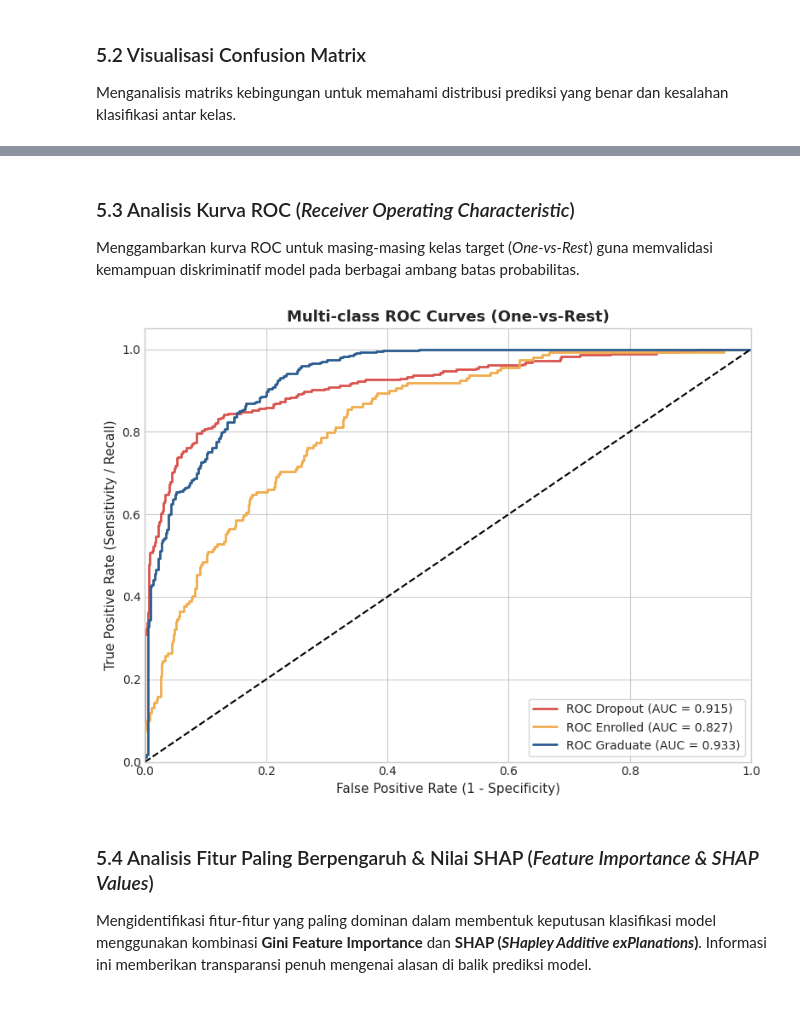
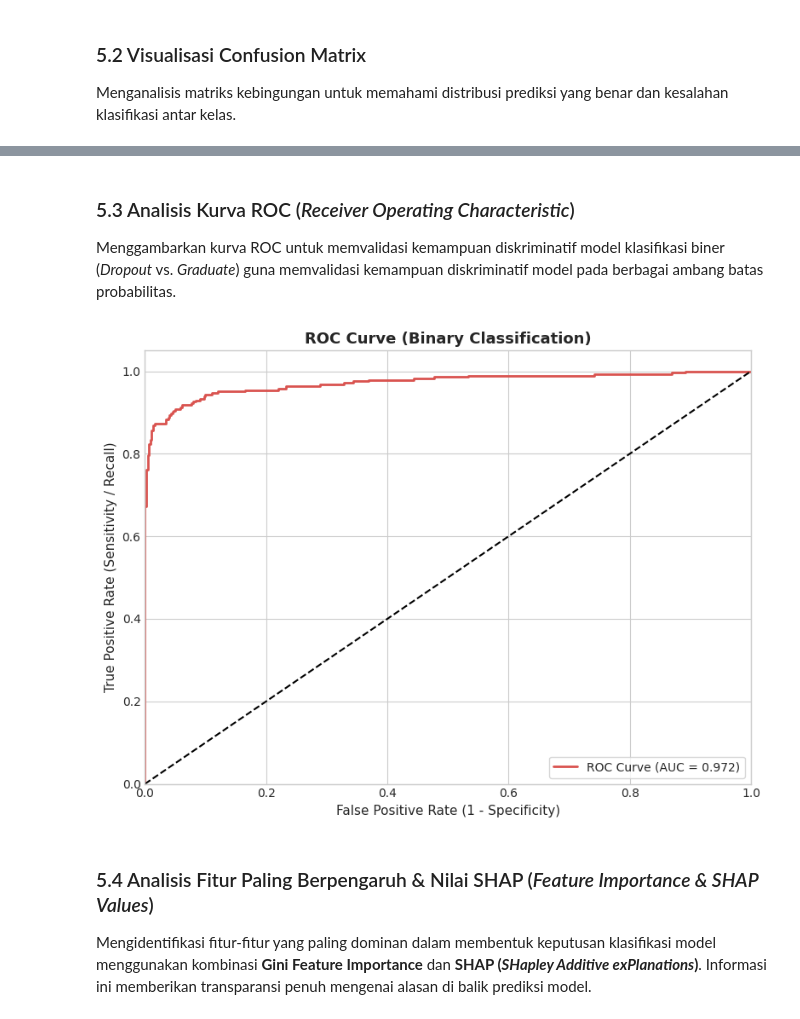
Before and after one commit to dawooodd/Penerapan-Data-Science-2, a Jupyter notebook: notebook.ipynb, the cells around one changed output, grey strips where cells are left out. Cells and saved outputs as stored; diff of their text form; code cells hidden in the pictures.

```diff
--- a/notebook.ipynb
+++ b/notebook.ipynb
@@ -494,8 +494,11 @@ Jumlah kolom setelah rekayasa fitur: 45
 Memisahkan fitur prediktor ($X$) dan variabel label status mahasiswa ($y$).
 # %%
 # Memisahkan X dan y
-X = df_prep.drop('Status', axis=1)
-y = df_prep['Status']
+df_train = df_prep[df_prep['Status'] != 'Enrolled'].copy()
+df_train['Status'] = df_train['Status'].map({'Dropout': 1, 'Graduate': 0})
+
+X = df_train.drop('Status', axis=1)
+y = df_train['Status']
 
 print(f"Dimensi fitur X: {X.shape}")
 print(f"Distribusi kelas target y:\n{y.value_counts()}")
@@ -599,24 +599,25 @@ test_results = []
 for name, model in models.items():
     model.fit(X_train, y_train)
     y_pred = model.predict(X_test)
+    y_prob = model.predict_proba(X_test)[:, 1] if hasattr(model, 'predict_proba') else y_pred
 
     acc = accuracy_score(y_test, y_pred)
-    f1_macro = f1_score(y_test, y_pred, average='macro')
-    f1_weighted = f1_score(y_test, y_pred, average='weighted')
-    rec_dropout = recall_score(y_test, y_pred, labels=['Dropout'], average=None)[0]
-    prec_dropout = precision_score(y_test, y_pred, labels=['Dropout'], average=None)[0]
+    f1_binary = f1_score(y_test, y_pred)
+    roc_auc_binary = roc_auc_score(y_test, y_prob)
+    rec_dropout = recall_score(y_test, y_pred)
+    prec_dropout = precision_score(y_test, y_pred)
 
     test_results.append({
         'Model': name,
         'Accuracy': round(acc, 4),
-        'Macro F1': round(f1_macro, 4),
-        'Weighted F1': round(f1_weighted, 4),
+        'F1-Score': round(f1_binary, 4),
+        'ROC-AUC': round(roc_auc_binary, 4),
         'Dropout Recall': round(rec_dropout, 4),
         'Dropout Precision': round(prec_dropout, 4)
     })
 
 results_df = pd.DataFrame(test_results)
-print("Tabel Komparasi Performa Model pada Data Uji:")
+print('Tabel Komparasi Performa Model pada Data Uji:')
 results_df
 # %% [output]
 Tabel Komparasi Performa Model pada Data Uji:
@@ -709,38 +709,23 @@ Dari 284 mahasiswa Dropout aktual, 215 (75.7%) berhasil dideteksi dengan tepat.
 # %% [markdown]
 ### 5.3 Analisis Kurva ROC (*Receiver Operating Characteristic*)
-Menggambarkan kurva ROC untuk masing-masing kelas target (*One-vs-Rest*) guna memvalidasi kemampuan diskriminatif model pada berbagai ambang batas probabilitas.
+Menggambarkan kurva ROC untuk memvalidasi kemampuan diskriminatif model klasifikasi biner (*Dropout* vs. *Graduate*) guna memvalidasi kemampuan diskriminatif model pada berbagai ambang batas probabilitas.
 # %%
-# Binarisasi label target untuk perhitungan ROC multiclass
-y_test_bin = label_binarize(y_test, classes=labels)
-n_classes = y_test_bin.shape[1]
+# Plotting ROC Curve
+fpr, tpr, _ = roc_curve(y_test, y_proba_best[:, 1])
 
-fpr = dict()
-tpr = dict()
-roc_auc_dict = dict()
-
-for i in range(n_classes):
-    fpr[i], tpr[i], _ = roc_curve(y_test_bin[:, i], y_proba_best[:, i])
-    roc_auc_dict[i] = auc(fpr[i], tpr[i])
-
-# Plotting ROC Curves
 plt.figure(figsize=(8, 6))
-colors_roc = ['#d9534f', '#f0ad4e', '#2b5c8f']
-
-for i, color in zip(range(n_classes), colors_roc):
-    plt.plot(fpr[i], tpr[i], color=color, lw=2,
-             label=f'ROC {labels[i]} (AUC = {roc_auc_dict[i]:.3f})')
-
+plt.plot(fpr, tpr, color='#d9534f', lw=2, label=f'ROC Curve (AUC = {roc_auc:.3f})')
 plt.plot([0, 1], [0, 1], 'k--', lw=1.5)
 plt.xlim([0.0, 1.0])
 plt.ylim([0.0, 1.05])
 plt.xlabel('False Positive Rate (1 - Specificity)')
 plt.ylabel('True Positive Rate (Sensitivity / Recall)')
-plt.title('Multi-class ROC Curves (One-vs-Rest)', fontsize=13, fontweight='bold')
+plt.title('ROC Curve (Binary Classification)', fontsize=13, fontweight='bold')
 plt.legend(loc='lower right', frameon=True)
 plt.tight_layout()
 plt.show()
 # %% [output]
-[figure, old version]
+[figure, new version]
 # %% [markdown]
 ### 5.4 Analisis Fitur Paling Berpengaruh & Nilai SHAP (*Feature Importance & SHAP Values*)
 Mengidentifikasi fitur-fitur yang paling dominan dalam membentuk keputusan klasifikasi model menggunakan kombinasi **Gini Feature Importance** dan **SHAP (*SHapley Additive exPlanations*)**. Informasi ini memberikan transparansi penuh mengenai alasan di balik prediksi model.
```
Also changed, not shown: parts of 17 cells of this notebook, 7 other files.
